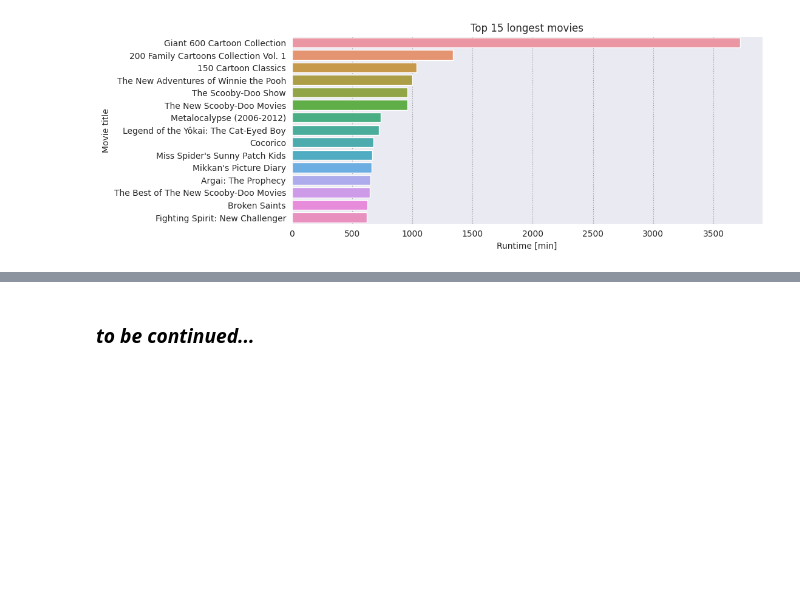
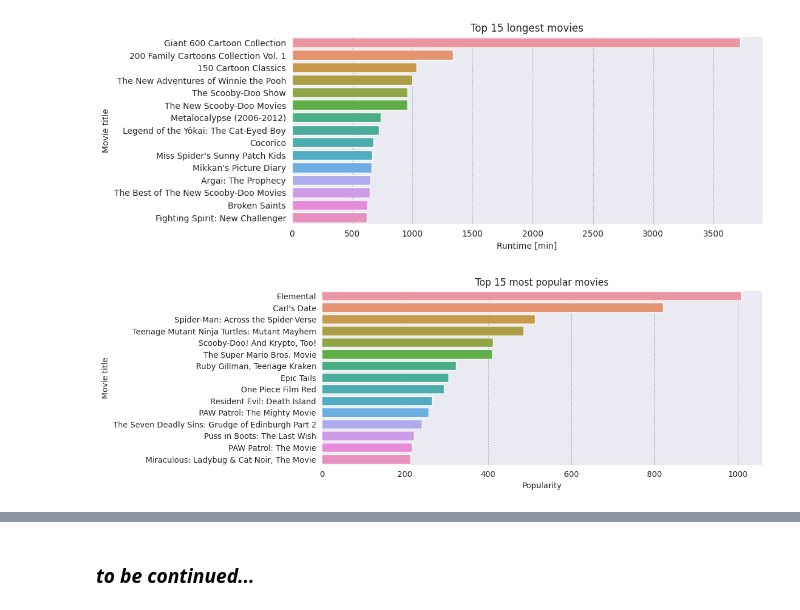
Before and after one commit to MartaSeidler/Kaggle_Animation_Movies, a Jupyter notebook: animation-movies-eda.ipynb, the cells around one changed output, grey strips where cells are left out. Cells and saved outputs as stored; diff of their text form; code cells hidden in the pictures; blank space fills up the shorter version.

Commit message:
Kaggle Notebook | Animation Movies EDA | Version 3

```diff
--- a/animation-movies-eda.ipynb
+++ b/animation-movies-eda.ipynb
@@ -184,3 +184,15 @@ plt.ylabel("Movie title")
 plt.show()
 # %% [output]
 [figure]
+# %%
+most_popular_movies = df[['title', 'popularity']].sort_values(by='popularity', ascending=False).head(15)
+#most_popular_movies
+# %%
+plt.figure(figsize=(10, 4))
+plt.title("Top 15 most popular movies")
+sns.barplot(data=most_popular_movies, y='title', x='popularity', orient='h')
+plt.xlabel('Popularity')
+plt.ylabel("Movie title")
+plt.show()
+# %% [output]
+[figure, added]
```
Also changed, not shown: parts of 3 cells of this notebook.
